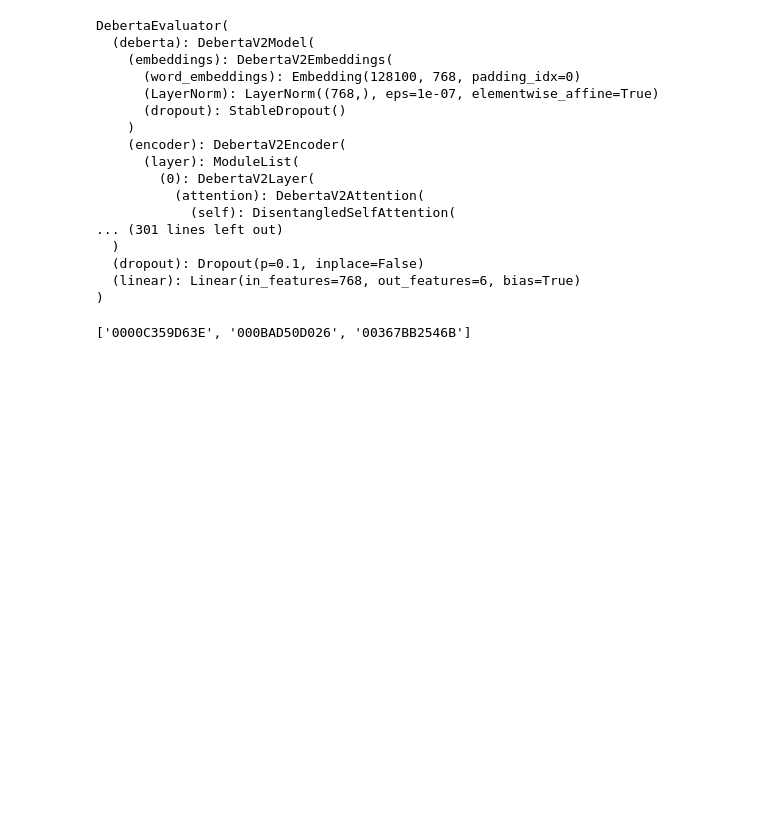
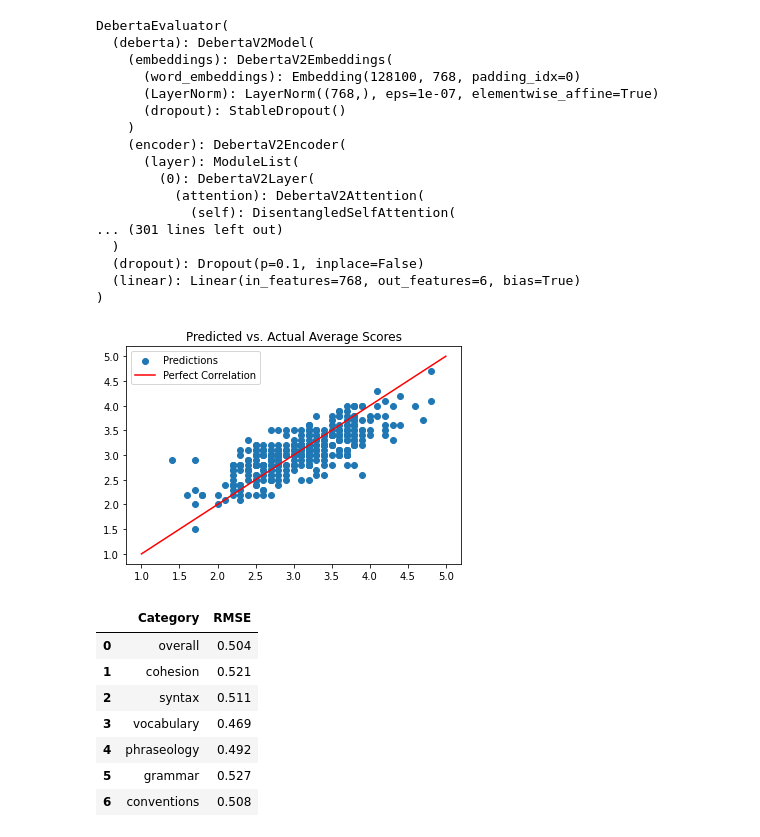
Before and after one commit to kdevoe/Essay-Scoring, a Jupyter notebook: ell-debertav3-base.ipynb, the cells around one changed output. Drawn from its saved outputs; the diff is of its cells as text; code cells hidden in the pictures; blank space fills up the shorter version.

Commit message:
Added final evalutation on test set

```diff
--- a/ell-debertav3-base.ipynb
+++ b/ell-debertav3-base.ipynb
@@ -451,13 +452,17 @@ def plot_performance(labels, predictions, verbose=False,
     plt.title('Predicted vs. Actual Average Scores')
     plt.show()
 
-    if verbose:
-        for category in categories:
-            plt.scatter(df_labels[category], df_pred[category])
-            plt.plot([MIN_VALUE, MAX_VALUE], [MIN_VALUE, MAX_VALUE], color='red')
-            plt.legend(['Predictions', 'Perfect Correlation'])
-            plt.title(category)
-            plt.show()
+    # Generate Dataframe of individual category scores
+    df_RMSE = pd.DataFrame(columns=['Category', 'RMSE'])
+    for category in categories:
+        df_RMSE.loc[len(df_RMSE)] = [category, mean_squared_error(df_labels[category], df_pred[category], squared=False)]
+
+    overall_average = df_RMSE['RMSE'].mean()
+    new_row = {'Category': 'overall', 'RMSE': overall_average}
+    new_row_df = pd.DataFrame(new_row, index=[0])
+    df_RMSE = pd.concat([new_row_df, df_RMSE]).reset_index(drop=True)
+
+    return df_RMSE
 # %%
 def plot_train_val(idx, results):
     train_idx = idx * 2
@@ -472,7 +477,7 @@ def plot_train_val(idx, results):
     plt.legend(loc="upper right")
     plt.show()
 # %%
-def iterate(mode, dataloader, model, criterion, optimizer, scheduler, batch_size, epoch, report_steps=50):
+def iterate(mode, dataloader, model, criterion, optimizer=None, scheduler=None, batch_size=1, epoch=None, report_steps=50):
     total_loss = 0
     current_step = 0
     predictions = []
@@ -651,34 +656,30 @@ class DatasetTest(torch.utils.data.Dataset):
     def __getitem__(self, idx):
 
         return self.texts[idx], self.ids[idx]
-# %%
-# Make predictions on test set
-
-testDataPath = '../input/feedback-prize-english-language-learning/test.csv'
-
-df_test = pd.read_csv(testDataPath)
-df_test.head()
-
-test_dataset = DatasetTest(df_test)
-
-test_dataloader = DataLoader(test_dataset, batch_size=batch_size, shuffle=False)
-
-submission = [['text_id', 'cohesion', 'syntax', 'vocabulary', 'phraseology', 'grammar', 'conventions']]
-
-with torch.no_grad():
-
-    for test_input, test_id in test_dataloader:
-        mask = test_input['attention_mask'].to(device)
-        input_id = test_input['input_ids'].squeeze(1).to(device)
-
-        # Loss
-        output = model(input_id, mask).squeeze(1)
-
-        predicted = torch.round(output * 10) / 2
-        predicted = predicted.cpu().data.numpy()
-
-        values = np.column_stack((test_id, predicted))
-        for value in values:
-            submission.append([value[0], value[1], value[2], value[3], value[4], value[5], value[6]])
-# %% [output]
-['0000C359D63E', '000BAD50D026', '00367BB2546B']
+# %%
+# Make predictions on the test set
+
+test_dataset = Dataset(df_test)
+test_dataloader = DataLoader(test_dataset, batch_size=1, shuffle=False)
+with torch.no_grad():
+    total_loss_test, test_labels, test_predictions = iterate("Test", test_dataloader, model, RMSELoss())
+
+def round_to_half(number):
+    return round(number * 2) / 2
+
+# Round test predicitons to nearest 0.5
+rounded_predictions = [[round_to_half(score) for score in prediction] for prediction in test_predictions]
+
+df_RMSE = plot_performance(test_labels, rounded_predictions)
+pd.set_option('display.float_format', lambda x: '%0.3f' % x)
+display(df_RMSE)
+# %% [output]
+[figure, added]
+|  | Category | RMSE |
+| 0 | overall | 0.504 |
+| 1 | cohesion | 0.521 |
+| 2 | syntax | 0.511 |
+| 3 | vocabulary | 0.469 |
+| 4 | phraseology | 0.492 |
+| 5 | grammar | 0.527 |
+| 6 | conventions | 0.508 |
```
Also changed, not shown: parts of 3 cells of this notebook.
